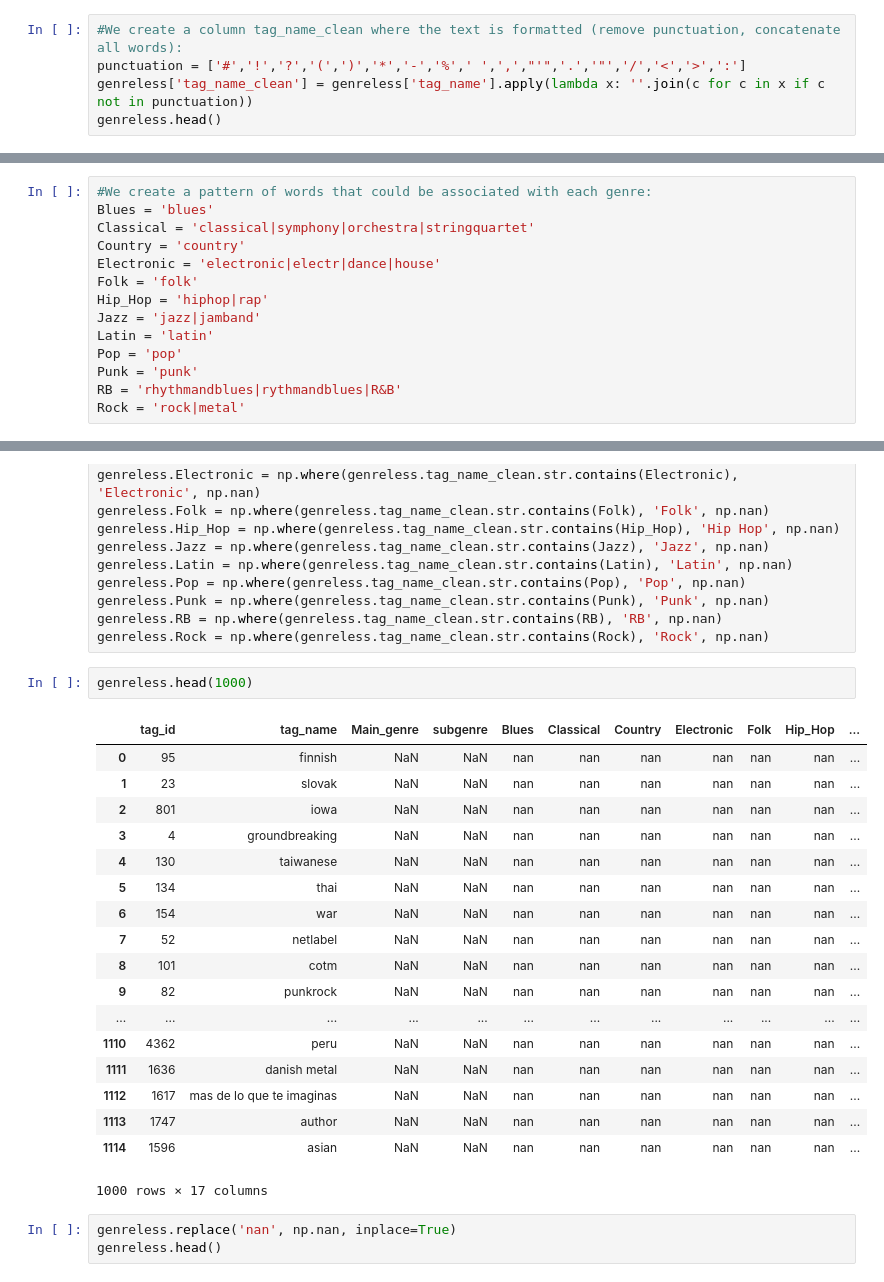
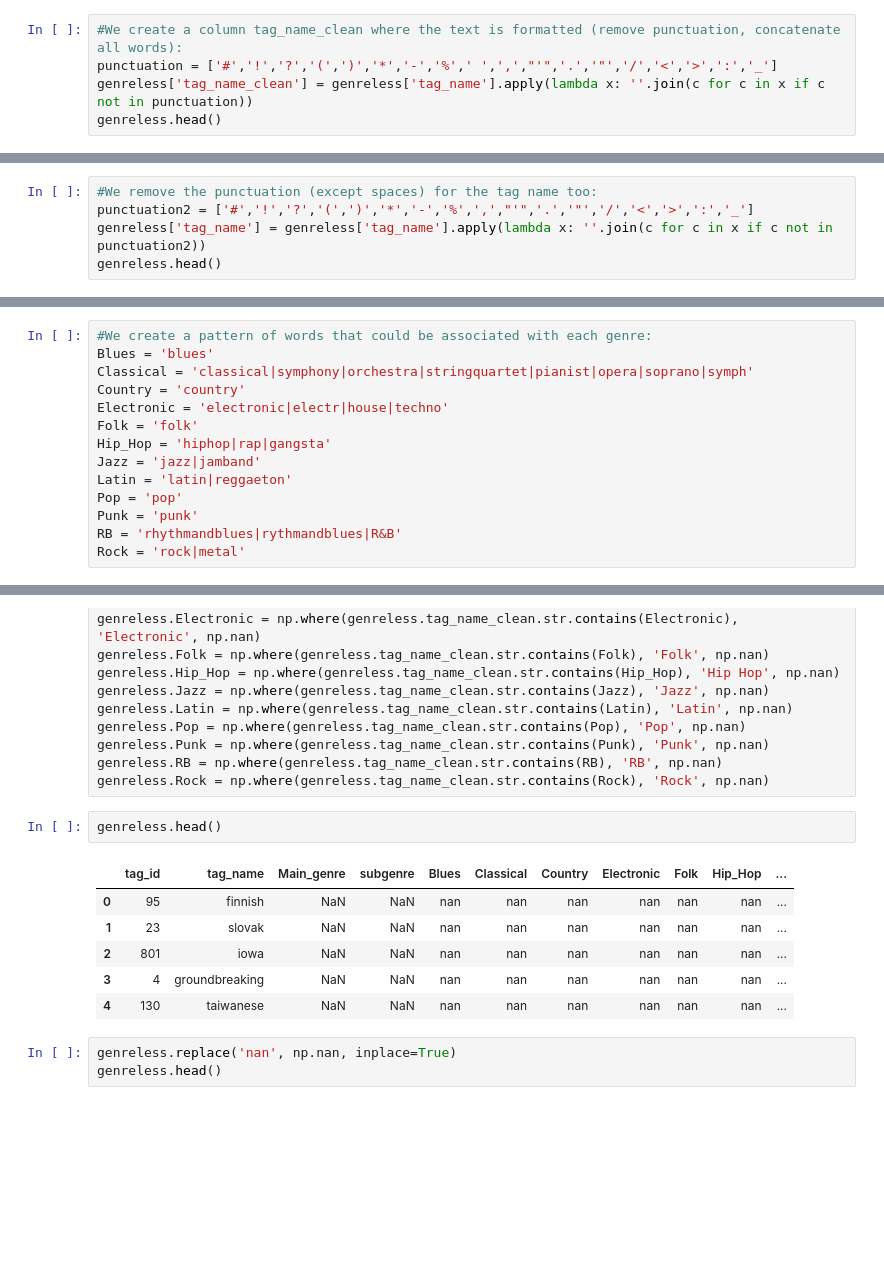
Before and after one commit to AInhoa84/Music_genre_visual_evolution, a Jupyter notebook: Data_gathering_music_genre.ipynb, the cells around one changed output, grey strips where cells are left out. Saved outputs shown, nothing was run; the diff lists cells and outputs as text; blank space fills up the shorter version.

Commit message:
Solved some bugs on incorrect genres

```diff
--- a/Data_gathering_music_genre.ipynb
+++ b/Data_gathering_music_genre.ipynb
@@ -179,7 +179,7 @@ genreless.head()
 | 4 | 130 | taiwanese | NaN | NaN | NaN | NaN | NaN | NaN | NaN | NaN | ... |
 # %%
 #We create a column tag_name_clean where the text is formatted (remove punctuation, concatenate all words):
-punctuation = ['#','!','?','(',')','*','-','%',' ',',',"'",'.','"','/','<','>',':']
+punctuation = ['#','!','?','(',')','*','-','%',' ',',',"'",'.','"','/','<','>',':','_']
 genreless['tag_name_clean'] = genreless['tag_name'].apply(lambda x: ''.join(c for c in x if c not in punctuation))
 genreless.head()
 # %% [output]
@@ -189,3 +189,8 @@ genreless.head()
 | 2 | 801 | iowa | NaN | NaN | NaN | NaN | NaN | NaN | NaN | NaN | ... |
 | 3 | 4 | groundbreaking | NaN | NaN | NaN | NaN | NaN | NaN | NaN | NaN | ... |
 | 4 | 130 | taiwanese | NaN | NaN | NaN | NaN | NaN | NaN | NaN | NaN | ... |
+# %%
+#We remove the punctuation (except spaces) for the tag name too:
+punctuation2 = ['#','!','?','(',')','*','-','%',',',"'",'.','"','/','<','>',':','_']
+genreless['tag_name'] = genreless['tag_name'].apply(lambda x: ''.join(c for c in x if c not in punctuation2))
+genreless.head()
@@ -192,13 +209,13 @@ genreless.head()
 # %%
 #We create a pattern of words that could be associated with each genre:
 Blues = 'blues'
-Classical = 'classical|symphony|orchestra|stringquartet'
+Classical = 'classical|symphony|orchestra|stringquartet|pianist|opera|soprano|symph'
 Country = 'country'
-Electronic = 'electronic|electr|dance|house'
+Electronic = 'electronic|electr|house|techno'
 Folk = 'folk'
-Hip_Hop = 'hiphop|rap'
+Hip_Hop = 'hiphop|rap|gangsta'
 Jazz = 'jazz|jamband'
-Latin = 'latin'
+Latin = 'latin|reggaeton'
 Pop = 'pop'
 Punk = 'punk'
 RB = 'rhythmandblues|rythmandblues|R&B'
@@ -218,26 +235,14 @@ genreless.Punk = np.where(genreless.tag_name_clean.str.contains(Punk), 'Punk', n
 genreless.RB = np.where(genreless.tag_name_clean.str.contains(RB), 'RB', np.nan)
 genreless.Rock = np.where(genreless.tag_name_clean.str.contains(Rock), 'Rock', np.nan)
 # %%
-genreless.head(1000)
+genreless.head()
 # %% [output]
 |  | tag_id | tag_name | Main_genre | subgenre | Blues | Classical | Country | Electronic | Folk | Hip_Hop | ... |
 | 0 | 95 | finnish | NaN | NaN | nan | nan | nan | nan | nan | nan | ... |
 | 1 | 23 | slovak | NaN | NaN | nan | nan | nan | nan | nan | nan | ... |
 | 2 | 801 | iowa | NaN | NaN | nan | nan | nan | nan | nan | nan | ... |
 | 3 | 4 | groundbreaking | NaN | NaN | nan | nan | nan | nan | nan | nan | ... |
 | 4 | 130 | taiwanese | NaN | NaN | nan | nan | nan | nan | nan | nan | ... |
-| 5 | 134 | thai | NaN | NaN | nan | nan | nan | nan | nan | nan | ... |
-| 6 | 154 | war | NaN | NaN | nan | nan | nan | nan | nan | nan | ... |
-| 7 | 52 | netlabel | NaN | NaN | nan | nan | nan | nan | nan | nan | ... |
-| 8 | 101 | cotm | NaN | NaN | nan | nan | nan | nan | nan | nan | ... |
-| 9 | 82 | punkrock | NaN | NaN | nan | nan | nan | nan | nan | nan | ... |
-| ... | ... | ... | ... | ... | ... | ... | ... | ... | ... | ... | ... |
-| 1110 | 4362 | peru | NaN | NaN | nan | nan | nan | nan | nan | nan | ... |
-| 1111 | 1636 | danish metal | NaN | NaN | nan | nan | nan | nan | nan | nan | ... |
-| 1112 | 1617 | mas de lo que te imaginas | NaN | NaN | nan | nan | nan | nan | nan | nan | ... |
-| 1113 | 1747 | author | NaN | NaN | nan | nan | nan | nan | nan | nan | ... |
-| 1114 | 1596 | asian | NaN | NaN | nan | nan | nan | nan | nan | nan | ... |
-1000 rows × 17 columns
 # %%
 genreless.replace('nan', np.nan, inplace=True)
 genreless.head()
```
Also changed, not shown: parts of 106 cells of this notebook.
